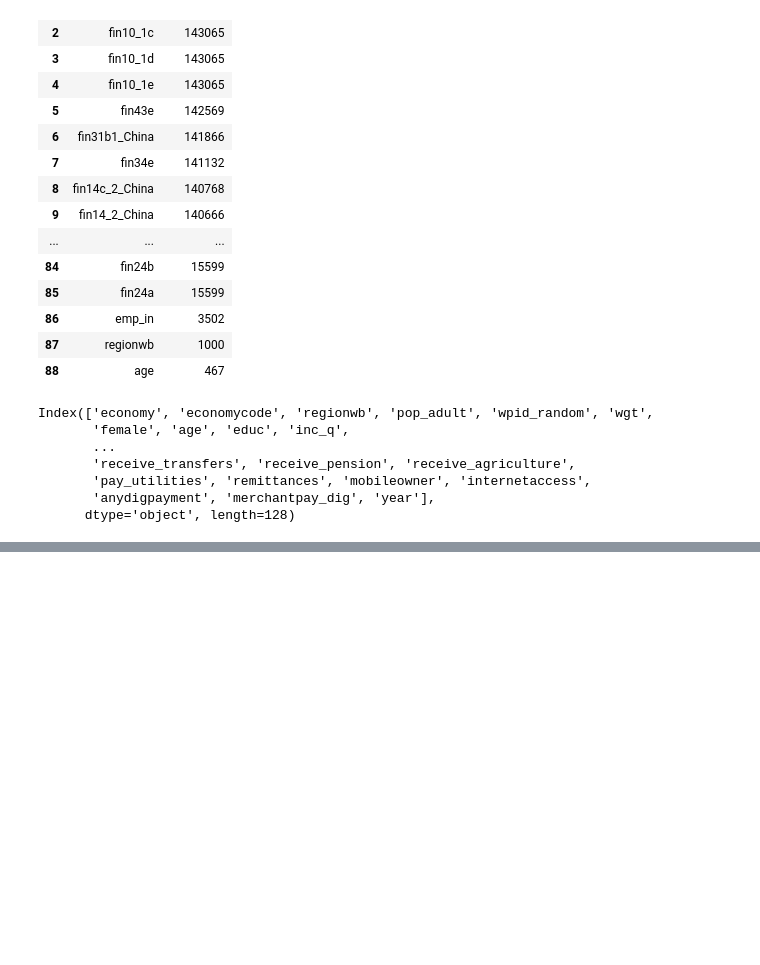
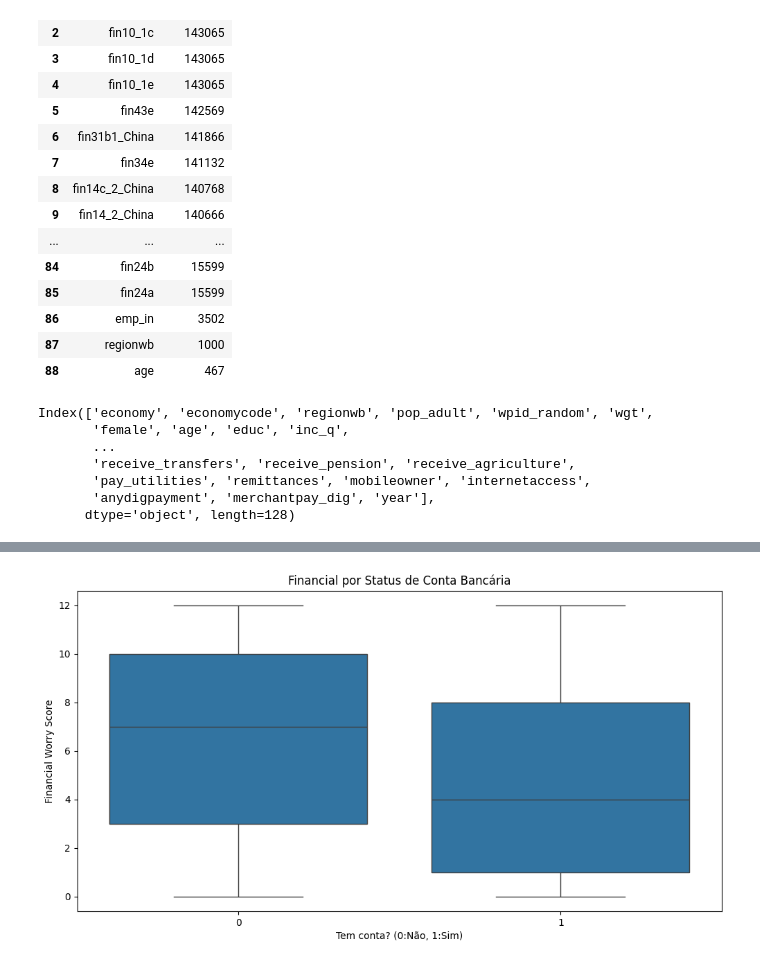
Before and after one commit to lucasrabay/financial-system_access, a Jupyter notebook: notebooks/cleaning_and_etl.ipynb, the cells around one changed output, grey strips where cells are left out. Drawn from its saved outputs; the diff is of its cells as text; code cells hidden in the pictures; blank space fills up the shorter version.

```diff
--- a/notebooks/cleaning_and_etl.ipynb
+++ b/notebooks/cleaning_and_etl.ipynb
@@ -135,0 +250,9 @@ for variable in binary_variables_to_be_fixed:
+# %%
+plt.figure(figsize=(12, 6))
+sns.boxplot(x='account', y='financial_worry', data=df)
+plt.title('Financial por Status de Conta Bancária')
+plt.xlabel('Tem conta? (0:Não, 1:Sim)')
+plt.ylabel('Financial Worry Score')
+plt.show()
+# %% [output]
+[figure, added]
```
Also changed, not shown: parts of 24 cells of this notebook, 1 other file.
